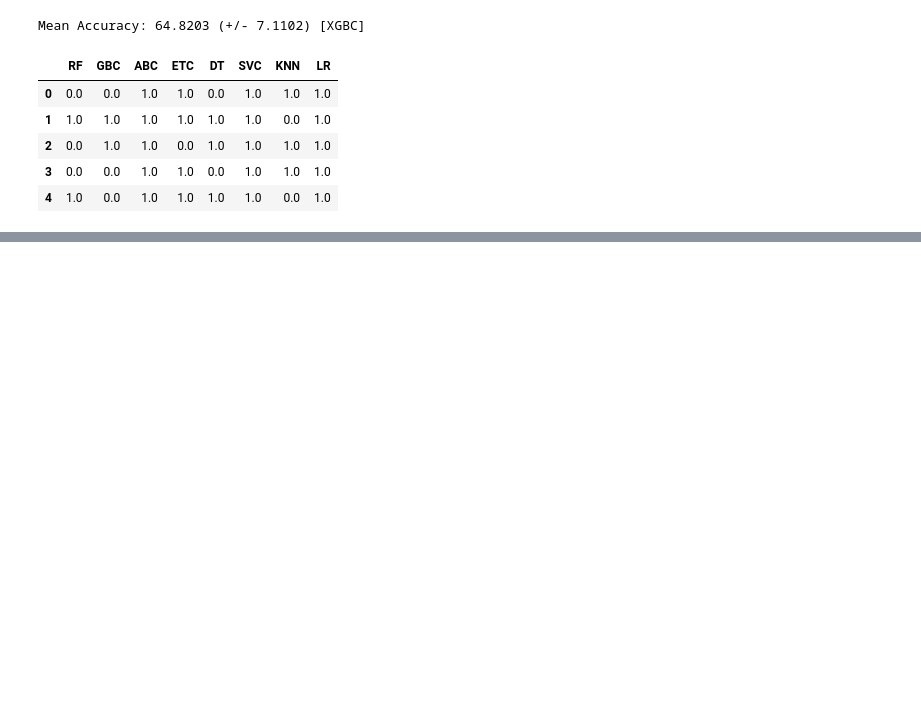
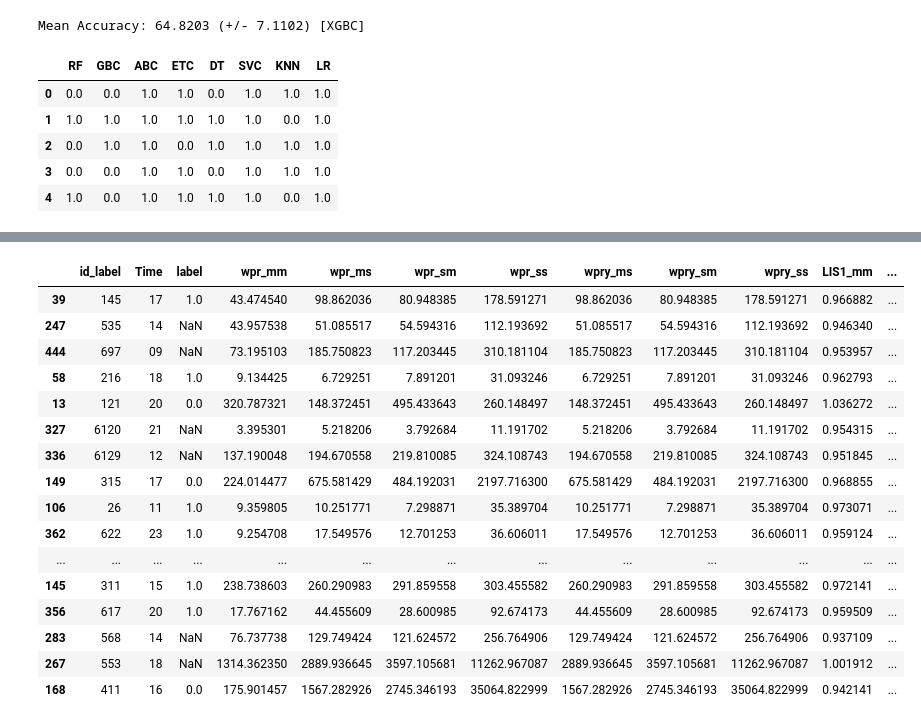
Before and after one commit to Deanamic/MachineLearning, a Jupyter notebook: Parkinson/Datathon.ipynb, the cells around one changed output, grey strips where cells are left out. Drawn from its saved outputs; the diff is of its cells as text; code cells hidden in the pictures; blank space fills up the shorter version.

```diff
--- a/Parkinson/Datathon.ipynb
+++ b/Parkinson/Datathon.ipynb
@@ -551,0 +580,3 @@ Mean Accuracy: 66.1855 (+/- 5.0865) [ABC]
+# %%
+Super.drop(columns = ['trem_sum'], inplace =True)
+Super.head(10)
@@ -551,0 +596,2 @@ Mean Accuracy: 66.1855 (+/- 5.0865) [ABC]
+# %%
+Super = shuffle(Super)
@@ -551,0 +613,2 @@ Mean Accuracy: 66.1855 (+/- 5.0865) [ABC]
+# %%
+Super['Lwpry_mm'] = np.log(Super.wpry_mm)
@@ -551,0 +630,22 @@ Mean Accuracy: 66.1855 (+/- 5.0865) [ABC]
+# %%
+Super.drop(columns = ['BMP_mean', 'wpry_mm'], inplace = True)
+# %%
+Super.head(20)
+# %% [output]
+|  | id_label | Time | label | wpr_mm | wpr_ms | wpr_sm | wpr_ss | wpry_ms | wpry_sm | wpry_ss | LIS1_mm | ... |
+| 39 | 145 | 17 | 1.0 | 43.474540 | 98.862036 | 80.948385 | 178.591271 | 98.862036 | 80.948385 | 178.591271 | 0.966882 | ... |
+| 247 | 535 | 14 | NaN | 43.957538 | 51.085517 | 54.594316 | 112.193692 | 51.085517 | 54.594316 | 112.193692 | 0.946340 | ... |
+| 444 | 697 | 09 | NaN | 73.195103 | 185.750823 | 117.203445 | 310.181104 | 185.750823 | 117.203445 | 310.181104 | 0.953957 | ... |
+| 58 | 216 | 18 | 1.0 | 9.134425 | 6.729251 | 7.891201 | 31.093246 | 6.729251 | 7.891201 | 31.093246 | 0.962793 | ... |
+| 13 | 121 | 20 | 0.0 | 320.787321 | 148.372451 | 495.433643 | 260.148497 | 148.372451 | 495.433643 | 260.148497 | 1.036272 | ... |
+| 327 | 6120 | 21 | NaN | 3.395301 | 5.218206 | 3.792684 | 11.191702 | 5.218206 | 3.792684 | 11.191702 | 0.954315 | ... |
+| 336 | 6129 | 12 | NaN | 137.190048 | 194.670558 | 219.810085 | 324.108743 | 194.670558 | 219.810085 | 324.108743 | 0.951845 | ... |
+| 149 | 315 | 17 | 0.0 | 224.014477 | 675.581429 | 484.192031 | 2197.716300 | 675.581429 | 484.192031 | 2197.716300 | 0.968855 | ... |
+| 106 | 26 | 11 | 1.0 | 9.359805 | 10.251771 | 7.298871 | 35.389704 | 10.251771 | 7.298871 | 35.389704 | 0.973071 | ... |
+| 362 | 622 | 23 | 1.0 | 9.254708 | 17.549576 | 12.701253 | 36.606011 | 17.549576 | 12.701253 | 36.606011 | 0.959124 | ... |
+| ... | ... | ... | ... | ... | ... | ... | ... | ... | ... | ... | ... | ... |
+| 145 | 311 | 15 | 1.0 | 238.738603 | 260.290983 | 291.859558 | 303.455582 | 260.290983 | 291.859558 | 303.455582 | 0.972141 | ... |
+| 356 | 617 | 20 | 1.0 | 17.767162 | 44.455609 | 28.600985 | 92.674173 | 44.455609 | 28.600985 | 92.674173 | 0.959509 | ... |
+| 283 | 568 | 14 | NaN | 76.737738 | 129.749424 | 121.624572 | 256.764906 | 129.749424 | 121.624572 | 256.764906 | 0.937109 | ... |
+| 267 | 553 | 18 | NaN | 1314.362350 | 2889.936645 | 3597.105681 | 11262.967087 | 2889.936645 | 3597.105681 | 11262.967087 | 1.001912 | ... |
+| 168 | 411 | 16 | 0.0 | 175.901457 | 1567.282926 | 2745.346193 | 35064.822999 | 1567.282926 | 2745.346193 | 35064.822999 | 0.942141 | ... |
```
Also changed, not shown: parts of 31 cells of this notebook, 1 other file.
